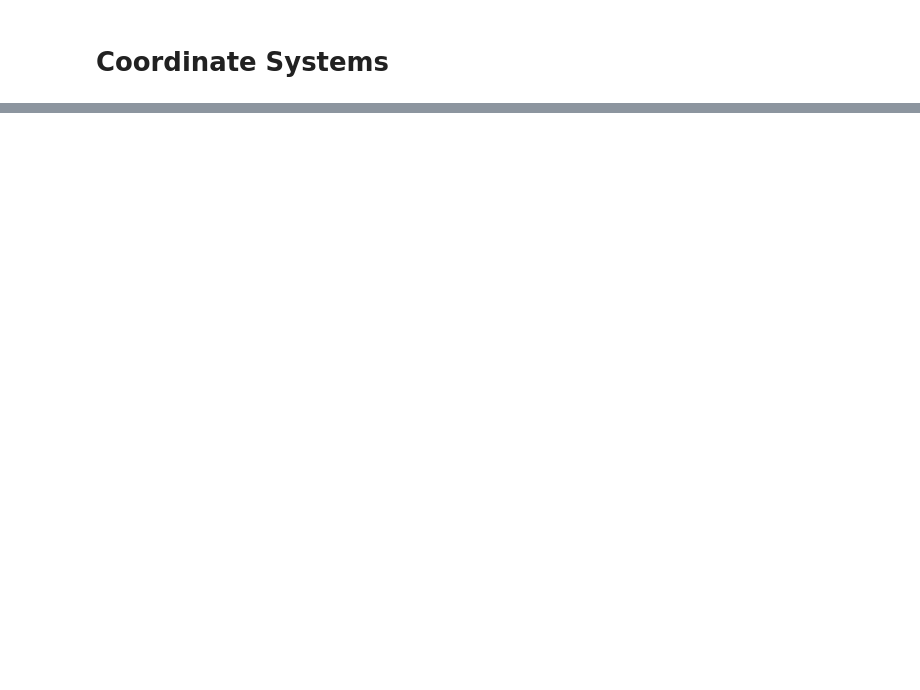
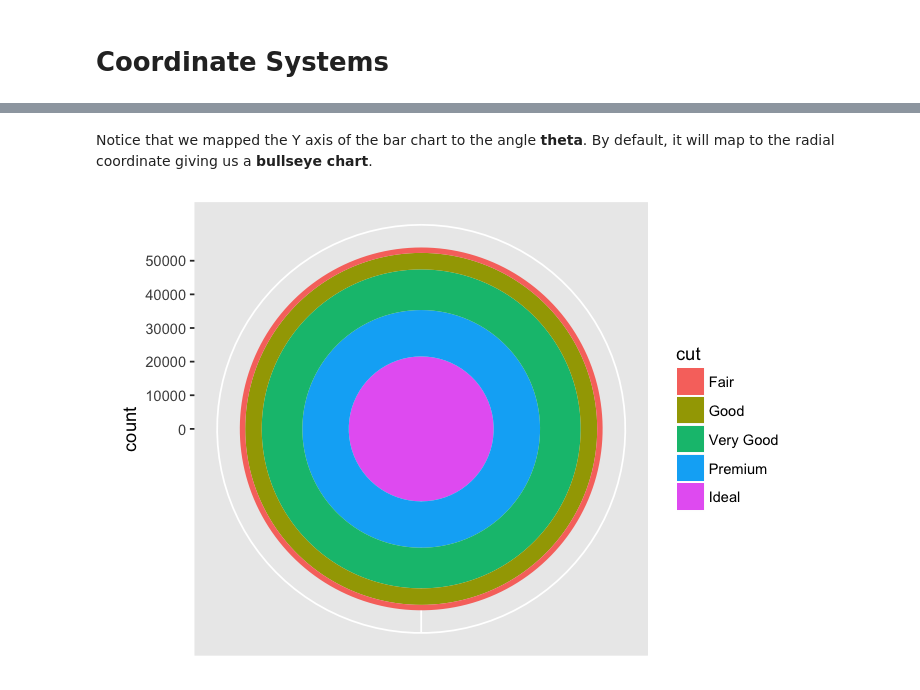
Before and after one commit to ambujtewari/stats306-fall2017, a Jupyter notebook: Lecture02.ipynb, the cells around one changed output, grey strips where cells are left out. Cells and saved outputs as stored; diff of their text form; code cells hidden in the pictures; blank space fills up the shorter version.

```diff
--- a/Lecture02.ipynb
+++ b/Lecture02.ipynb
@@ -176,0 +201,8 @@ ggplot(data = mpg) +
+# %% [markdown]
+Notice that we mapped the Y axis of the bar chart to the angle **theta**. By default, it will map to the radial coordinate giving us a **bullseye chart**.
+# %%
+bar +
+    labs(x = NULL) + # remove the x axis label "cut"
+    coord_polar() # change to polar coordinates to get a pie chart
+# %% [output]
+[figure, added]
```
Also changed, not shown: parts of 8 cells of this notebook.
